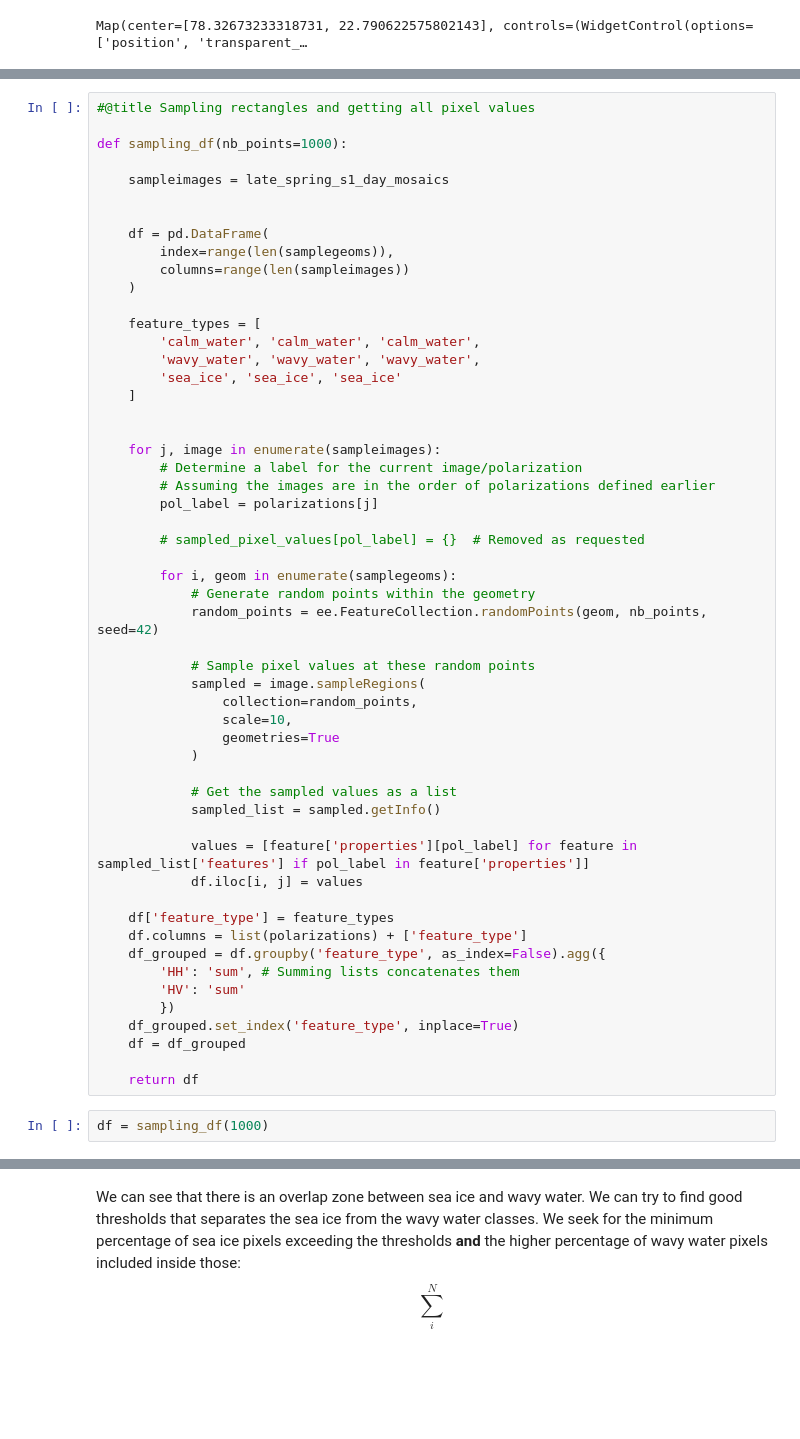
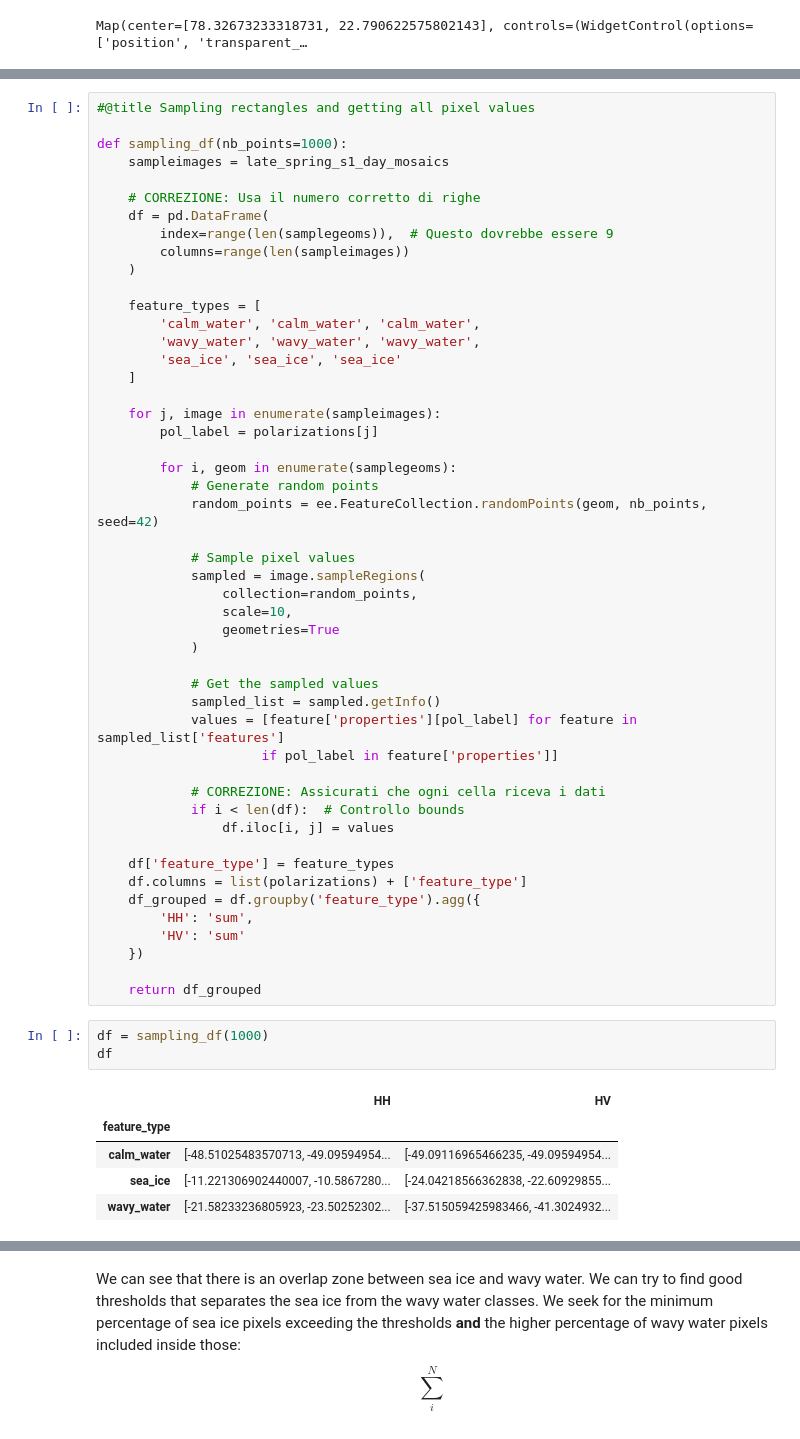
Before and after one commit to p-perrone/UiO_AdvancedRemoteSensing, a Jupyter notebook: Project1_sketch.ipynb, the cells around one changed output, grey strips where cells are left out. Cells and saved outputs as stored; diff of their text form; blank space fills up the shorter version.

```diff
--- a/Project1_sketch.ipynb
+++ b/Project1_sketch.ipynb
@@ -413,12 +418,11 @@ Map(center=[78.32673233318731, 22.790622575802143], controls=(WidgetControl(opti
 #@title Sampling rectangles and getting all pixel values
 
 def sampling_df(nb_points=1000):
-
     sampleimages = late_spring_s1_day_mosaics
 
-
+    # CORREZIONE: Usa il numero corretto di righe
     df = pd.DataFrame(
-        index=range(len(samplegeoms)),
+        index=range(len(samplegeoms)),  # Questo dovrebbe essere 9
         columns=range(len(sampleimages))
     )
 
@@ -428,43 +432,46 @@ def sampling_df(nb_points=1000):
         'sea_ice', 'sea_ice', 'sea_ice'
     ]
 
-
     for j, image in enumerate(sampleimages):
-        # Determine a label for the current image/polarization
-        # Assuming the images are in the order of polarizations defined earlier
         pol_label = polarizations[j]
 
-        # sampled_pixel_values[pol_label] = {}  # Removed as requested
-
         for i, geom in enumerate(samplegeoms):
-            # Generate random points within the geometry
+            # Generate random points
             random_points = ee.FeatureCollection.randomPoints(geom, nb_points, seed=42)
 
-            # Sample pixel values at these random points
+            # Sample pixel values
             sampled = image.sampleRegions(
                 collection=random_points,
                 scale=10,
                 geometries=True
             )
 
-            # Get the sampled values as a list
+            # Get the sampled values
             sampled_list = sampled.getInfo()
+            values = [feature['properties'][pol_label] for feature in sampled_list['features']
+                     if pol_label in feature['properties']]
 
-            values = [feature['properties'][pol_label] for feature in sampled_list['features'] if pol_label in feature['properties']]
-            df.iloc[i, j] = values
+            # CORREZIONE: Assicurati che ogni cella riceva i dati
+            if i < len(df):  # Controllo bounds
+                df.iloc[i, j] = values
 
     df['feature_type'] = feature_types
     df.columns = list(polarizations) + ['feature_type']
-    df_grouped = df.groupby('feature_type', as_index=False).agg({
-        'HH': 'sum', # Summing lists concatenates them
+    df_grouped = df.groupby('feature_type').agg({
+        'HH': 'sum',
         'HV': 'sum'
-        })
-    df_grouped.set_index('feature_type', inplace=True)
-    df = df_grouped
+    })
 
-    return df
+    return df_grouped
 # %%
 df = sampling_df(1000)
+df
+# %% [output]
+|  | HH | HV |
+| feature_type |  |  |
+| calm_water | [-48.51025483570713, -49.09594954... | [-49.09116965466235, -49.09594954... |
+| sea_ice | [-11.221306902440007, -10.5867280... | [-24.04218566362838, -22.60929855... |
+| wavy_water | [-21.58233236805923, -23.50252302... | [-37.515059425983466, -41.3024932... |
 # %%
 cov_matrices = []
 meansHH = []
```
Also changed, not shown: parts of 15 cells of this notebook.
